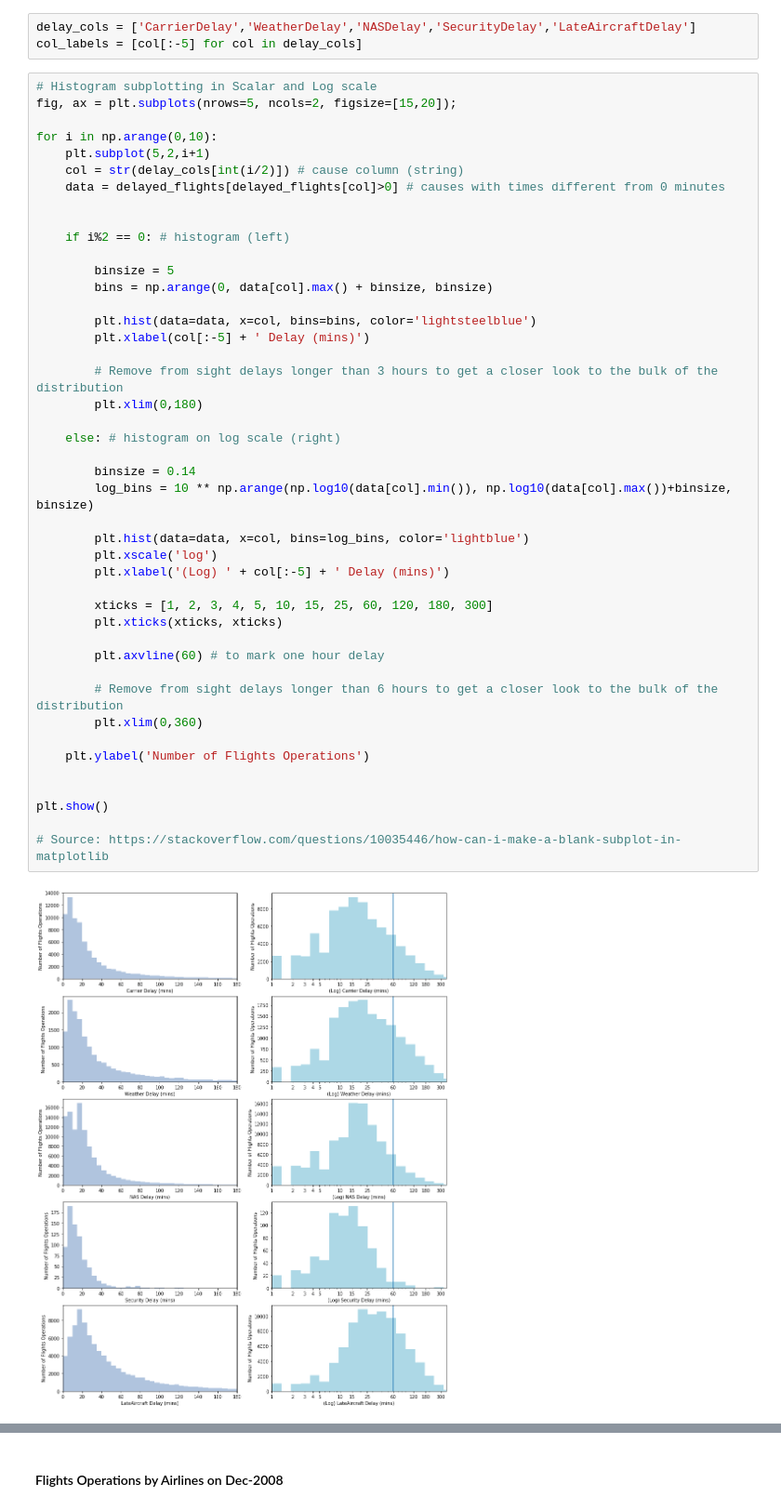
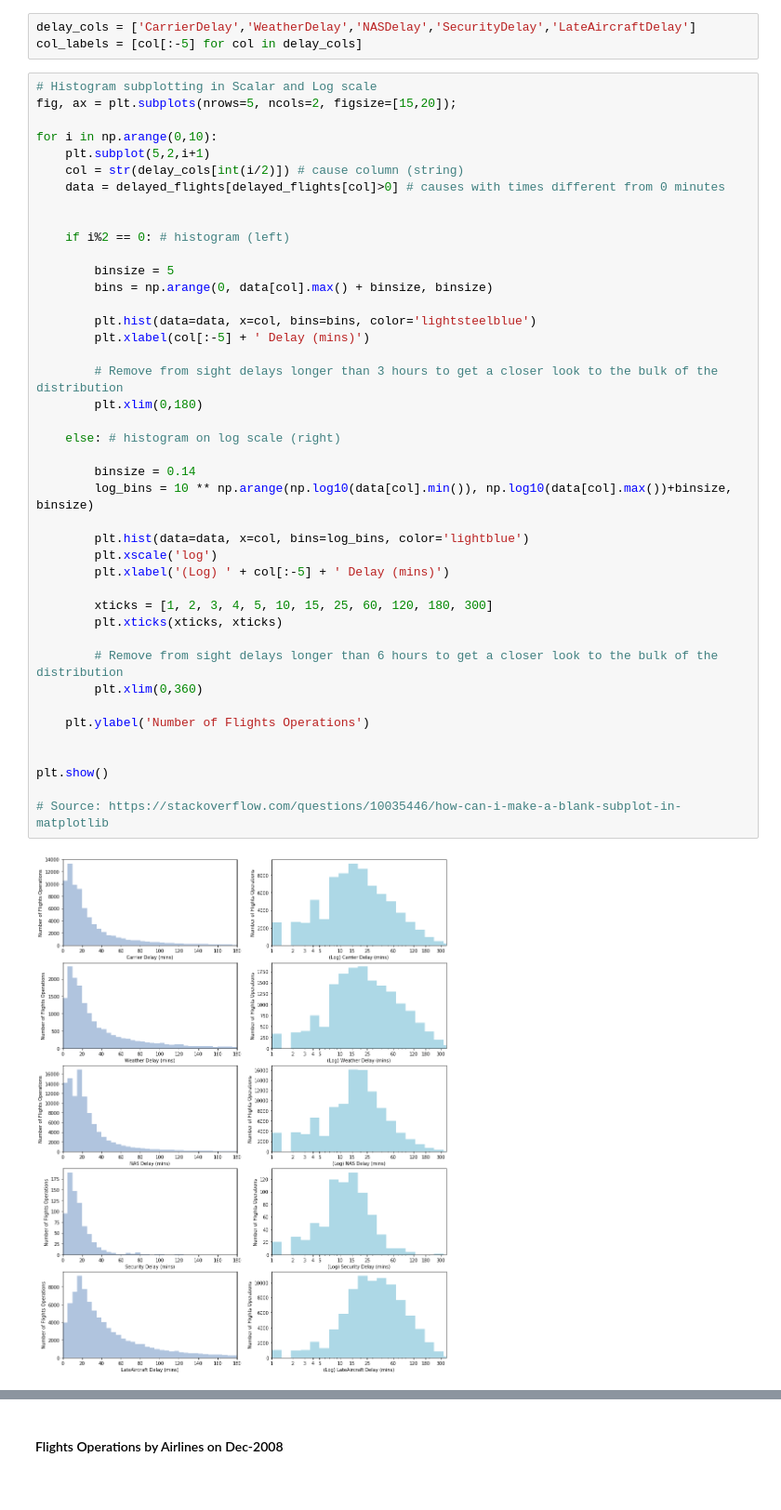
Before and after one commit to thaisruiz/udacity-communicating-data-findings, a Jupyter notebook: Flights_exploration_in_progress.ipynb, the cells around one changed output, grey strips where cells are left out. Shown: that part at 93% size. Drawn from its saved outputs; the diff is of its cells as text.

```diff
--- a/Flights_exploration_in_progress.ipynb
+++ b/Flights_exploration_in_progress.ipynb
@@ -490,34 +493,32 @@ for i in np.arange(0,10):
         bins = np.arange(0, data[col].max() + binsize, binsize)
 
         plt.hist(data=data, x=col, bins=bins, color='lightsteelblue')
         plt.xlabel(col[:-5] + ' Delay (mins)')
 
         # Remove from sight delays longer than 3 hours to get a closer look to the bulk of the distribution
         plt.xlim(0,180)
 
     else: # histogram on log scale (right)
 
         binsize = 0.14
         log_bins = 10 ** np.arange(np.log10(data[col].min()), np.log10(data[col].max())+binsize, binsize)
 
         plt.hist(data=data, x=col, bins=log_bins, color='lightblue')
         plt.xscale('log')
         plt.xlabel('(Log) ' + col[:-5] + ' Delay (mins)')
 
         xticks = [1, 2, 3, 4, 5, 10, 15, 25, 60, 120, 180, 300]
         plt.xticks(xticks, xticks)
 
-        plt.axvline(60) # to mark one hour delay
-
         # Remove from sight delays longer than 6 hours to get a closer look to the bulk of the distribution
         plt.xlim(0,360)
 
     plt.ylabel('Number of Flights Operations')
 
 
 plt.show()
 
 # Source: https://stackoverflow.com/questions/10035446/how-can-i-make-a-blank-subplot-in-matplotlib
 # %% [output]
-[figure, old version]
+[figure, new version]
 # %% [markdown]
```
Also changed, not shown: parts of 67 cells of this notebook.
